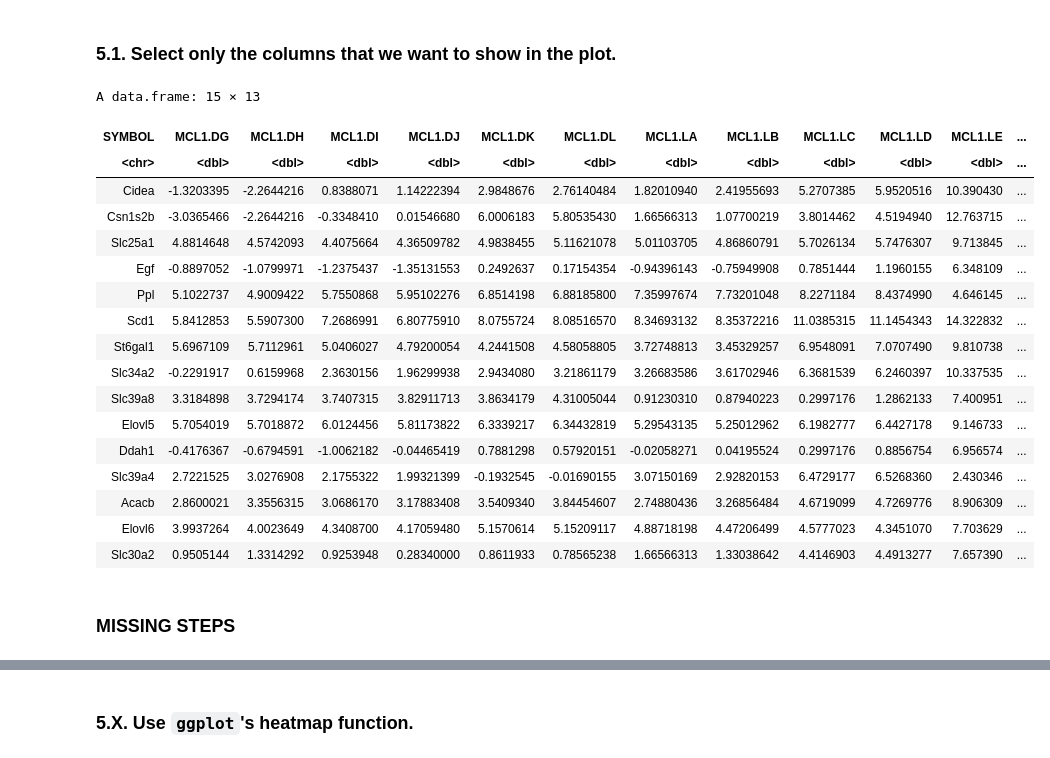
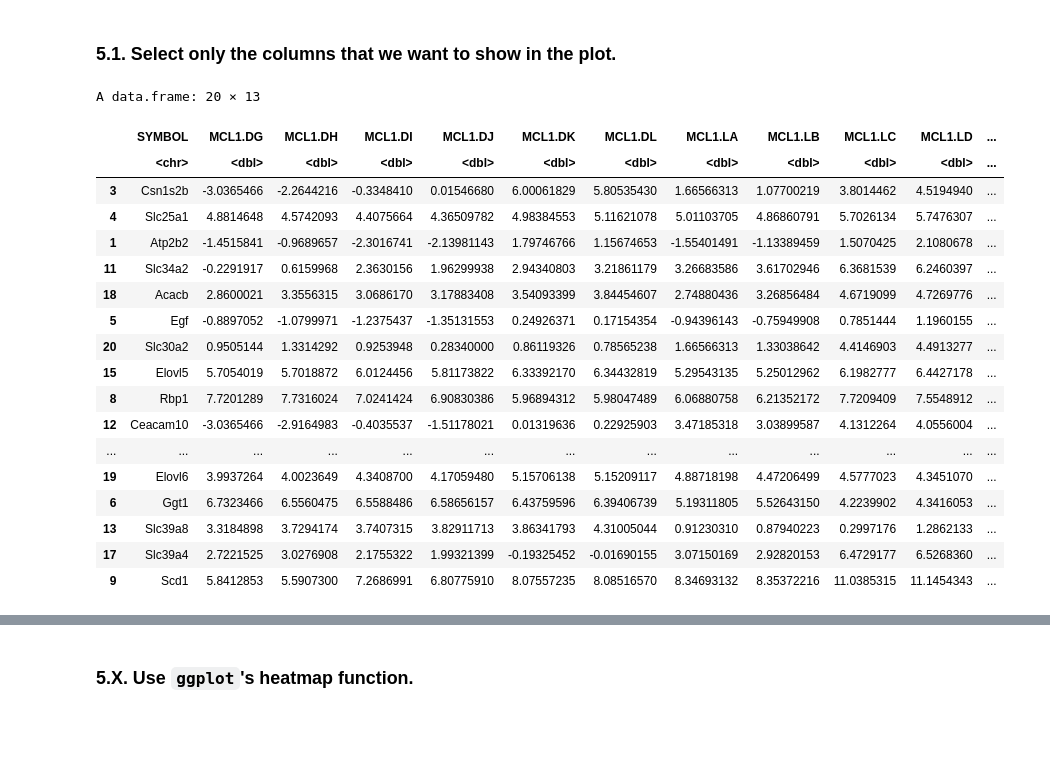
Before and after one commit to ageller/RCS_genomics_visualization, a Jupyter notebook: heatmap_r.ipynb, the cells around one changed output, grey strips where cells are left out. Cells and saved outputs as stored; diff of their text form; code cells hidden in the pictures; blank space fills up the shorter version.

````diff
--- a/heatmap_r.ipynb
+++ b/heatmap_r.ipynb
@@ -22,4 +35,4 @@ library(ggplot2)
 # %%
-DE_results <- read.table('data/heatmap/limma-voom_luminalpregnant-luminallactate.tsv', sep='\t', header=TRUE)
+DE_results <- read.delim('data/heatmap/limma-voom_luminalpregnant-luminallactate.tsv', sep='\t', header=TRUE)
 head(DE_results)
 # %% [output]
@@ -88,4 +88,4 @@ A data.frame: 20 × 8
 # %%
-normalized_counts = read.table('data/heatmap/limma-voom_normalised_counts.tsv', sep='\t', header=TRUE)
+normalized_counts = read.delim('data/heatmap/limma-voom_normalised_counts.tsv', sep='\t', header=TRUE)
 head(normalized_counts)
 # %% [output]
@@ -107,6 +103,8 @@ A data.frame: 6 × 15
 
 We will use ```merge``` with the ```ENTREZID``` column.
 # %%
-DE_results_sig_counts <- merge(DE_results_sig, normalized_counts, by = 'ENTREZID', suffixes = c('','_counts'))
-names(DE_results_sig_counts)
+DE_results_sig$id <- 1:nrow(DE_results_sig) # so that we can keep the same order (for the plot as well)
+DE_results_sig_counts <- merge(DE_results_sig, normalized_counts, by = 'ENTREZID', suffixes = c('','_counts'), all.x = TRUE)
+DE_results_sig_counts <- DE_results_sig_counts[order(DE_results_sig_counts$id), ]
+DE_results_sig_counts
 # %% [output]
@@ -125,32 +136,32 @@
 # %%
 # create a mask that has values of True for the columns that have names with 'SYMBOL' and 'MCL1.''
 mask <- grepl('MCL1.|SYMBOL', names(DE_results_sig_counts))
 
 # remove the 'SYMBOL_counts' column (from the normalized counts file).
 # Note: this is only necessary here because the 'SYMBOL' column exists in both data files
 #   (and I renamed the 'SYMBOL' column in the normalized counts file to be 'SYMBOL_counts' during the merge.)
 mask <- mask & !grepl('SYMBOL_counts', names(DE_results_sig_counts))
 
 # apply the mask
 df <- DE_results_sig_counts[, mask]
+df
 # %% [output]
-A data.frame: 15 × 13
+A data.frame: 20 × 13
-| SYMBOL | MCL1.DG | MCL1.DH | MCL1.DI | MCL1.DJ | MCL1.DK | MCL1.DL | MCL1.LA | MCL1.LB | MCL1.LC | MCL1.LD | MCL1.LE | ... |
-| <chr> | <dbl> | <dbl> | <dbl> | <dbl> | <dbl> | <dbl> | <dbl> | <dbl> | <dbl> | <dbl> | <dbl> | ... |
-| Cidea | -1.3203395 | -2.2644216 | 0.8388071 | 1.14222394 | 2.9848676 | 2.76140484 | 1.82010940 | 2.41955693 | 5.2707385 | 5.9520516 | 10.390430 | ... |
-| Csn1s2b | -3.0365466 | -2.2644216 | -0.3348410 | 0.01546680 | 6.0006183 | 5.80535430 | 1.66566313 | 1.07700219 | 3.8014462 | 4.5194940 | 12.763715 | ... |
-| Slc25a1 | 4.8814648 | 4.5742093 | 4.4075664 | 4.36509782 | 4.9838455 | 5.11621078 | 5.01103705 | 4.86860791 | 5.7026134 | 5.7476307 | 9.713845 | ... |
-| Egf | -0.8897052 | -1.0799971 | -1.2375437 | -1.35131553 | 0.2492637 | 0.17154354 | -0.94396143 | -0.75949908 | 0.7851444 | 1.1960155 | 6.348109 | ... |
-| Ppl | 5.1022737 | 4.9009422 | 5.7550868 | 5.95102276 | 6.8514198 | 6.88185800 | 7.35997674 | 7.73201048 | 8.2271184 | 8.4374990 | 4.646145 | ... |
-| Scd1 | 5.8412853 | 5.5907300 | 7.2686991 | 6.80775910 | 8.0755724 | 8.08516570 | 8.34693132 | 8.35372216 | 11.0385315 | 11.1454343 | 14.322832 | ... |
-| St6gal1 | 5.6967109 | 5.7112961 | 5.0406027 | 4.79200054 | 4.2441508 | 4.58058805 | 3.72748813 | 3.45329257 | 6.9548091 | 7.0707490 | 9.810738 | ... |
-| Slc34a2 | -0.2291917 | 0.6159968 | 2.3630156 | 1.96299938 | 2.9434080 | 3.21861179 | 3.26683586 | 3.61702946 | 6.3681539 | 6.2460397 | 10.337535 | ... |
-| Slc39a8 | 3.3184898 | 3.7294174 | 3.7407315 | 3.82911713 | 3.8634179 | 4.31005044 | 0.91230310 | 0.87940223 | 0.2997176 | 1.2862133 | 7.400951 | ... |
-| Elovl5 | 5.7054019 | 5.7018872 | 6.0124456 | 5.81173822 | 6.3339217 | 6.34432819 | 5.29543135 | 5.25012962 | 6.1982777 | 6.4427178 | 9.146733 | ... |
-| Ddah1 | -0.4176367 | -0.6794591 | -1.0062182 | -0.04465419 | 0.7881298 | 0.57920151 | -0.02058271 | 0.04195524 | 0.2997176 | 0.8856754 | 6.956574 | ... |
-| Slc39a4 | 2.7221525 | 3.0276908 | 2.1755322 | 1.99321399 | -0.1932545 | -0.01690155 | 3.07150169 | 2.92820153 | 6.4729177 | 6.5268360 | 2.430346 | ... |
-| Acacb | 2.8600021 | 3.3556315 | 3.0686170 | 3.17883408 | 3.5409340 | 3.84454607 | 2.74880436 | 3.26856484 | 4.6719099 | 4.7269776 | 8.906309 | ... |
-| Elovl6 | 3.9937264 | 4.0023649 | 4.3408700 | 4.17059480 | 5.1570614 | 5.15209117 | 4.88718198 | 4.47206499 | 4.5777023 | 4.3451070 | 7.703629 | ... |
-| Slc30a2 | 0.9505144 | 1.3314292 | 0.9253948 | 0.28340000 | 0.8611933 | 0.78565238 | 1.66566313 | 1.33038642 | 4.4146903 | 4.4913277 | 7.657390 | ... |
+|  | SYMBOL | MCL1.DG | MCL1.DH | MCL1.DI | MCL1.DJ | MCL1.DK | MCL1.DL | MCL1.LA | MCL1.LB | MCL1.LC | MCL1.LD | ... |
+|  | <chr> | <dbl> | <dbl> | <dbl> | <dbl> | <dbl> | <dbl> | <dbl> | <dbl> | <dbl> | <dbl> | ... |
+| 3 | Csn1s2b | -3.0365466 | -2.2644216 | -0.3348410 | 0.01546680 | 6.00061829 | 5.80535430 | 1.66566313 | 1.07700219 | 3.8014462 | 4.5194940 | ... |
+| 4 | Slc25a1 | 4.8814648 | 4.5742093 | 4.4075664 | 4.36509782 | 4.98384553 | 5.11621078 | 5.01103705 | 4.86860791 | 5.7026134 | 5.7476307 | ... |
+| 1 | Atp2b2 | -1.4515841 | -0.9689657 | -2.3016741 | -2.13981143 | 1.79746766 | 1.15674653 | -1.55401491 | -1.13389459 | 1.5070425 | 2.1080678 | ... |
+| 11 | Slc34a2 | -0.2291917 | 0.6159968 | 2.3630156 | 1.96299938 | 2.94340803 | 3.21861179 | 3.26683586 | 3.61702946 | 6.3681539 | 6.2460397 | ... |
+| 18 | Acacb | 2.8600021 | 3.3556315 | 3.0686170 | 3.17883408 | 3.54093399 | 3.84454607 | 2.74880436 | 3.26856484 | 4.6719099 | 4.7269776 | ... |
+| 5 | Egf | -0.8897052 | -1.0799971 | -1.2375437 | -1.35131553 | 0.24926371 | 0.17154354 | -0.94396143 | -0.75949908 | 0.7851444 | 1.1960155 | ... |
+| 20 | Slc30a2 | 0.9505144 | 1.3314292 | 0.9253948 | 0.28340000 | 0.86119326 | 0.78565238 | 1.66566313 | 1.33038642 | 4.4146903 | 4.4913277 | ... |
+| 15 | Elovl5 | 5.7054019 | 5.7018872 | 6.0124456 | 5.81173822 | 6.33392170 | 6.34432819 | 5.29543135 | 5.25012962 | 6.1982777 | 6.4427178 | ... |
+| 8 | Rbp1 | 7.7201289 | 7.7316024 | 7.0241424 | 6.90830386 | 5.96894312 | 5.98047489 | 6.06880758 | 6.21352172 | 7.7209409 | 7.5548912 | ... |
+| 12 | Ceacam10 | -3.0365466 | -2.9164983 | -0.4035537 | -1.51178021 | 0.01319636 | 0.22925903 | 3.47185318 | 3.03899587 | 4.1312264 | 4.0556004 | ... |
+| ... | ... | ... | ... | ... | ... | ... | ... | ... | ... | ... | ... | ... |
+| 19 | Elovl6 | 3.9937264 | 4.0023649 | 4.3408700 | 4.17059480 | 5.15706138 | 5.15209117 | 4.88718198 | 4.47206499 | 4.5777023 | 4.3451070 | ... |
+| 6 | Ggt1 | 6.7323466 | 6.5560475 | 6.5588486 | 6.58656157 | 6.43759596 | 6.39406739 | 5.19311805 | 5.52643150 | 4.2239902 | 4.3416053 | ... |
+| 13 | Slc39a8 | 3.3184898 | 3.7294174 | 3.7407315 | 3.82911713 | 3.86341793 | 4.31005044 | 0.91230310 | 0.87940223 | 0.2997176 | 1.2862133 | ... |
+| 17 | Slc39a4 | 2.7221525 | 3.0276908 | 2.1755322 | 1.99321399 | -0.19325452 | -0.01690155 | 3.07150169 | 2.92820153 | 6.4729177 | 6.5268360 | ... |
+| 9 | Scd1 | 5.8412853 | 5.5907300 | 7.2686991 | 6.80775910 | 8.07557235 | 8.08516570 | 8.34693132 | 8.35372216 | 11.0385315 | 11.1454343 | ... |
-# %% [markdown]
-### MISSING STEPS
````
Also changed, not shown: parts of 19 cells of this notebook, 2 other files.
